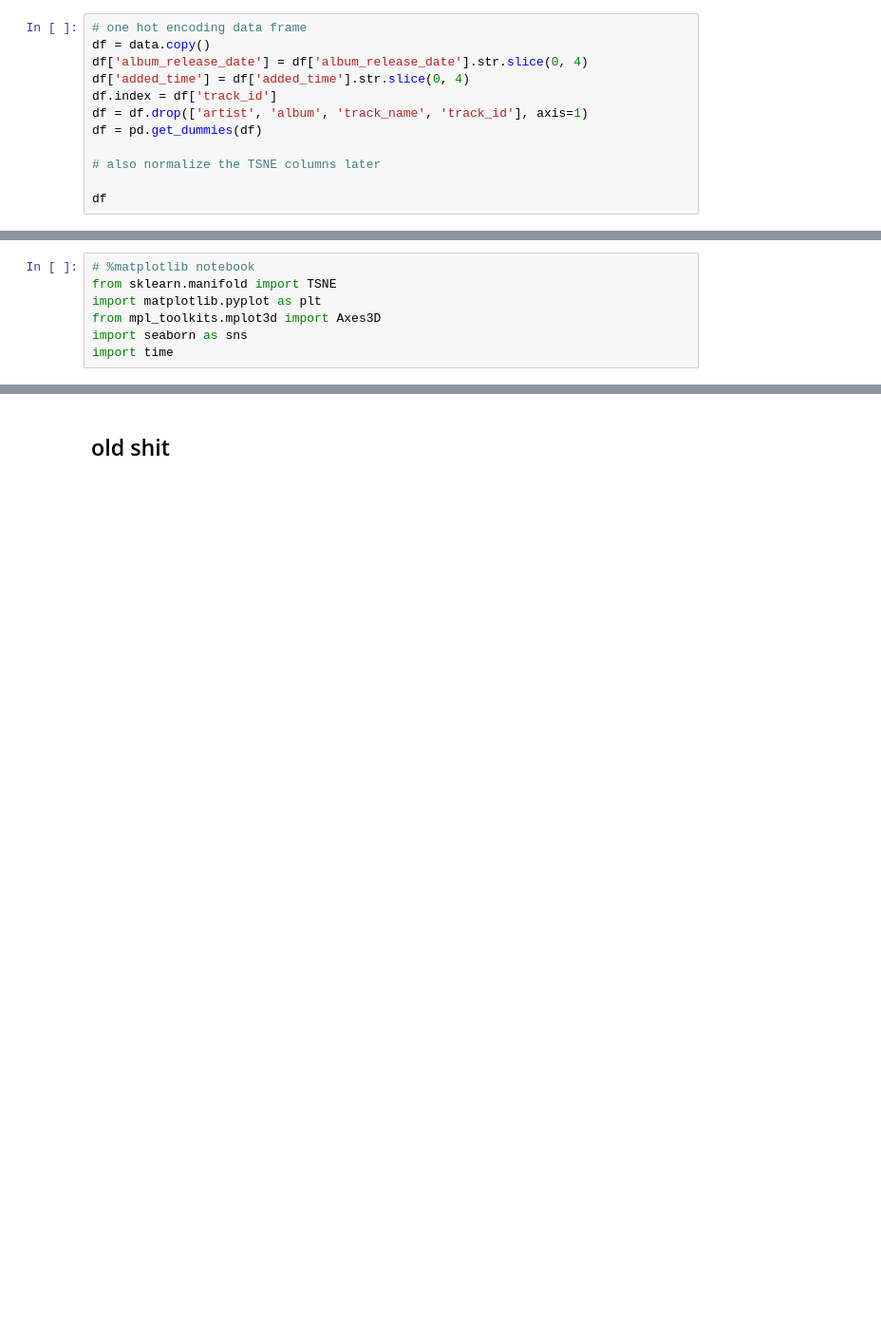
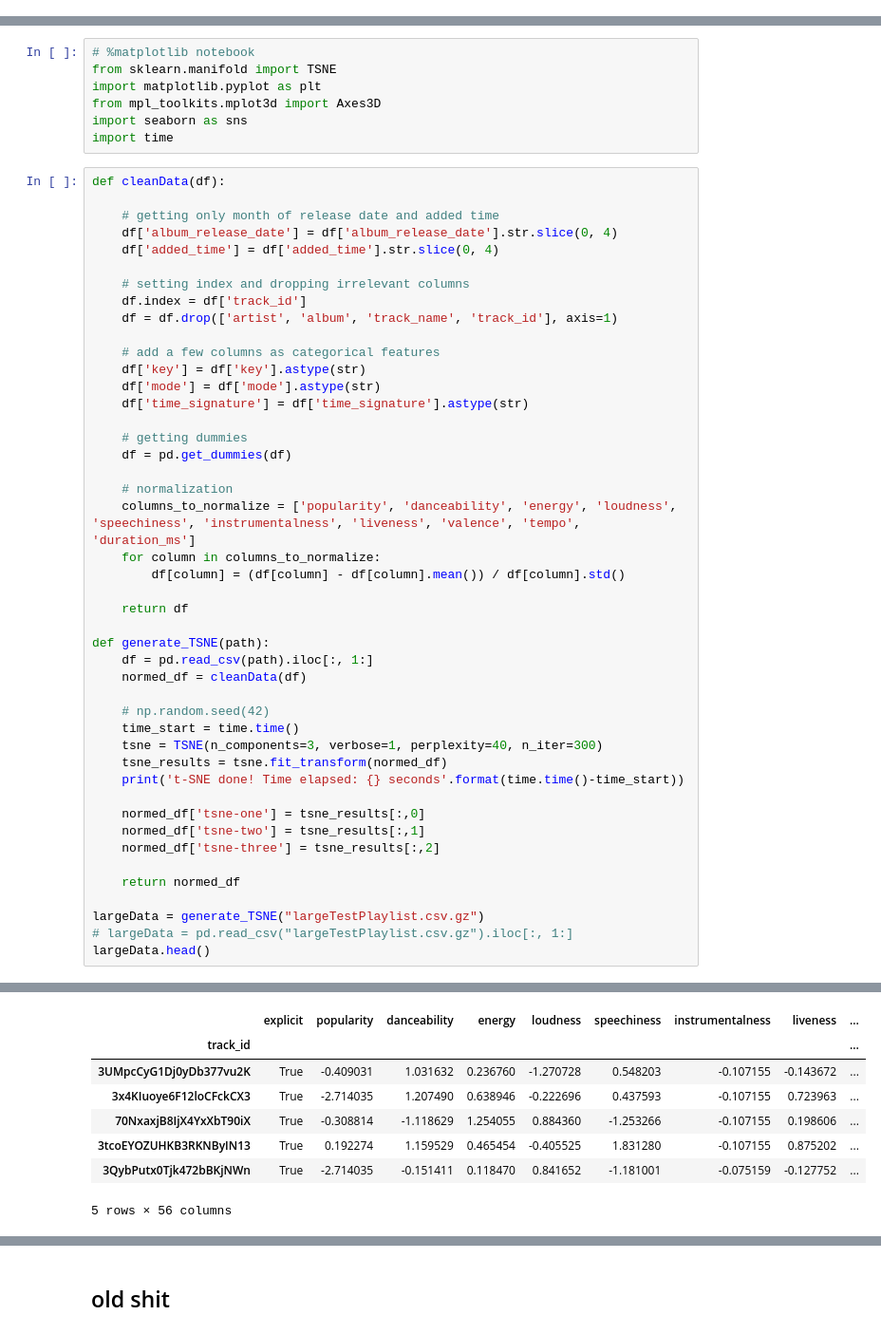
Before and after one commit to mcallisterdavid/calhacks2021, a Jupyter notebook: spotifyAPI.ipynb, the cells around one changed output, grey strips where cells are left out. Shown at 95% size. Saved outputs shown, nothing was run; the diff lists cells and outputs as text; blank space fills up the shorter version.

```diff
--- a/spotifyAPI.ipynb
+++ b/spotifyAPI.ipynb
@@ -147,12 +153,0 @@ data.head()
-# %%
-# one hot encoding data frame
-df = data.copy()
-df['album_release_date'] = df['album_release_date'].str.slice(0, 4)
-df['added_time'] = df['added_time'].str.slice(0, 4)
-df.index = df['track_id']
-df = df.drop(['artist', 'album', 'track_name', 'track_id'], axis=1)
-df = pd.get_dummies(df)
-
-# also normalize the TSNE columns later
-
-df
@@ -178,3 +158,49 @@ import matplotlib.pyplot as plt
 from mpl_toolkits.mplot3d import Axes3D
 import seaborn as sns
 import time
+# %%
+def cleanData(df):
+
+    # getting only month of release date and added time
+    df['album_release_date'] = df['album_release_date'].str.slice(0, 4)
+    df['added_time'] = df['added_time'].str.slice(0, 4)
+
+    # setting index and dropping irrelevant columns
+    df.index = df['track_id']
+    df = df.drop(['artist', 'album', 'track_name', 'track_id'], axis=1)
+
+    # add a few columns as categorical features
+    df['key'] = df['key'].astype(str)
+    df['mode'] = df['mode'].astype(str)
+    df['time_signature'] = df['time_signature'].astype(str)
+
+    # getting dummies
+    df = pd.get_dummies(df)
+
+    # normalization
+    columns_to_normalize = ['popularity', 'danceability', 'energy', 'loudness', 'speechiness', 'instrumentalness', 'liveness', 'valence', 'tempo', 'duration_ms']
+    for column in columns_to_normalize:
+        df[column] = (df[column] - df[column].mean()) / df[column].std()
+
+    return df
+
+def generate_TSNE(path):
+    df = pd.read_csv(path).iloc[:, 1:]
+    normed_df = cleanData(df)
+
+    # np.random.seed(42)
+    time_start = time.time()
+    tsne = TSNE(n_components=3, verbose=1, perplexity=40, n_iter=300)
+    tsne_results = tsne.fit_transform(normed_df)
+    print('t-SNE done! Time elapsed: {} seconds'.format(time.time()-time_start))
+
+    normed_df['tsne-one'] = tsne_results[:,0]
+    normed_df['tsne-two'] = tsne_results[:,1]
+    normed_df['tsne-three'] = tsne_results[:,2]
+
+    return normed_df
+
+largeData = generate_TSNE("largeTestPlaylist.csv.gz")
+# largeData = pd.read_csv("largeTestPlaylist.csv.gz").iloc[:, 1:]
+largeData.head()
+# %% [output]
@@ -180,0 +216,8 @@ import time
+|  | explicit | popularity | danceability | energy | loudness | speechiness | instrumentalness | liveness | ... |
+| track_id |  |  |  |  |  |  |  |  | ... |
+| 3UMpcCyG1Dj0yDb377vu2K | True | -0.409031 | 1.031632 | 0.236760 | -1.270728 | 0.548203 | -0.107155 | -0.143672 | ... |
+| 3x4KIuoye6F12loCFckCX3 | True | -2.714035 | 1.207490 | 0.638946 | -0.222696 | 0.437593 | -0.107155 | 0.723963 | ... |
+| 70NxaxjB8IjX4YxXbT90iX | True | -0.308814 | -1.118629 | 1.254055 | 0.884360 | -1.253266 | -0.107155 | 0.198606 | ... |
+| 3tcoEYOZUHKB3RKNByIN13 | True | 0.192274 | 1.159529 | 0.465454 | -0.405525 | 1.831280 | -0.107155 | 0.875202 | ... |
+| 3QybPutx0Tjk472bBKjNWn | True | -2.714035 | -0.151411 | 0.118470 | 0.841652 | -1.181001 | -0.075159 | -0.127752 | ... |
+5 rows × 56 columns
```
Also changed, not shown: parts of 11 cells of this notebook.
